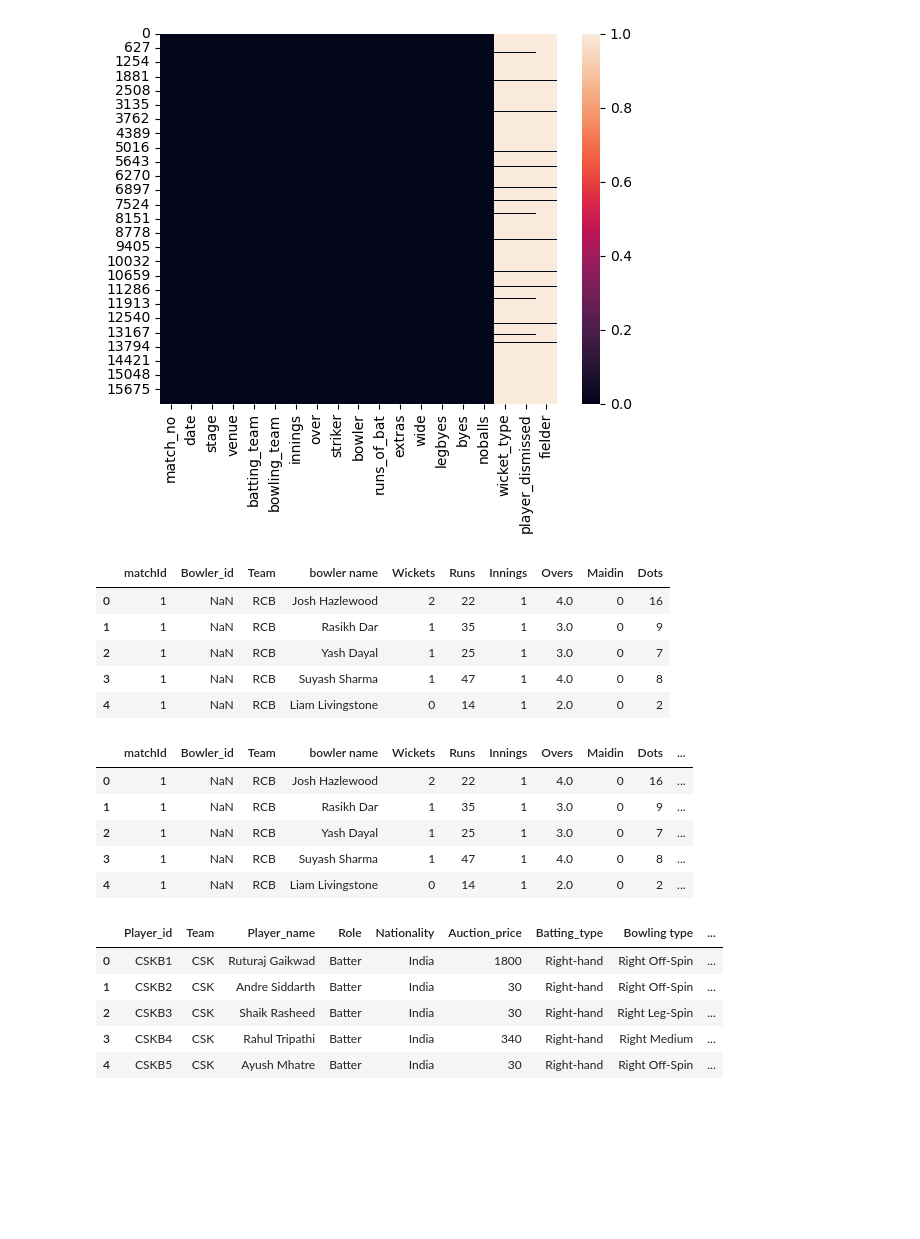
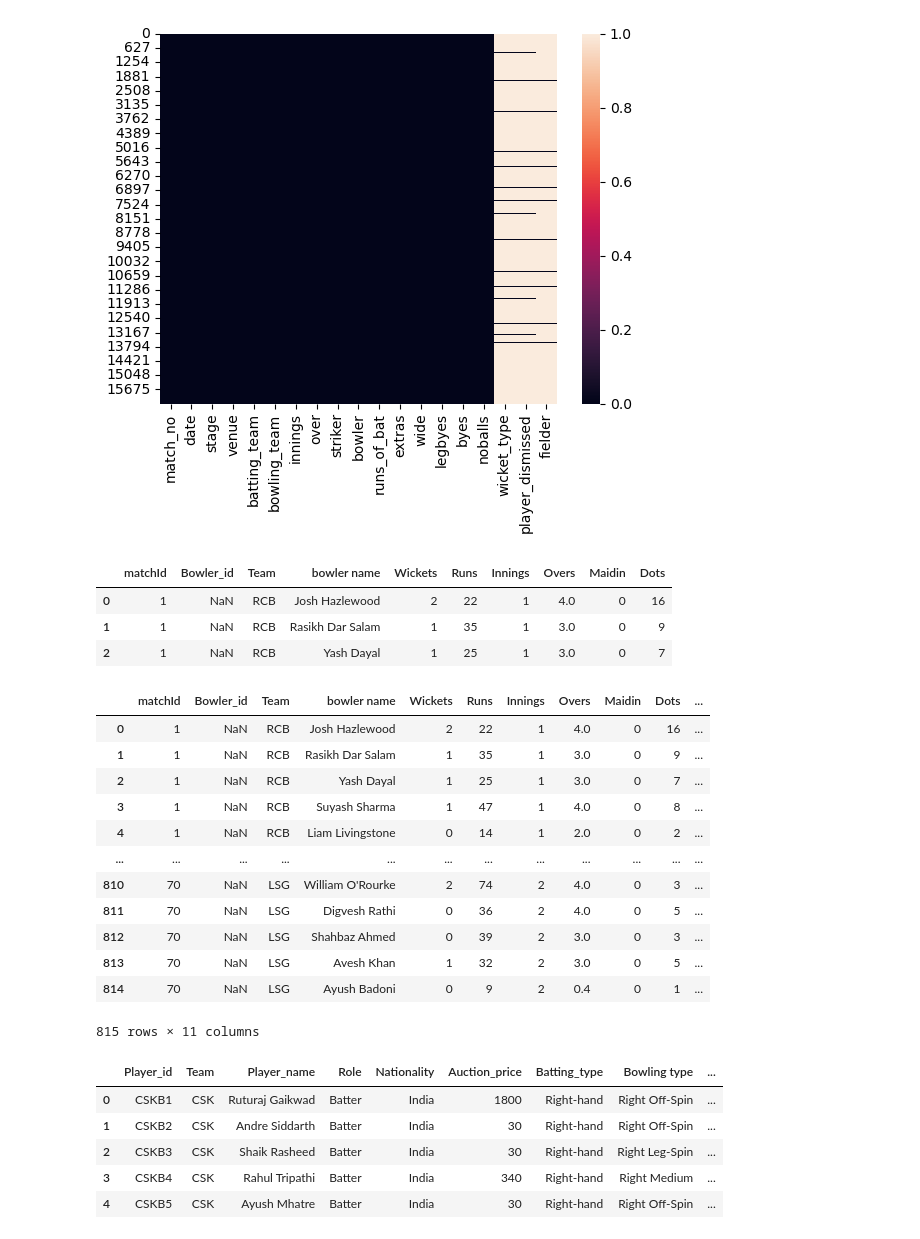
Before and after one commit to yogyasuri/IPL-Data, a Jupyter notebook: preprocessing.ipynb, the cells around one changed output. Cells and saved outputs as stored; diff of their text form; code cells hidden in the pictures; blank space fills up the shorter version.

```diff
--- a/preprocessing.ipynb
+++ b/preprocessing.ipynb
@@ -34,25 +45,30 @@ sns.heatmap(ball.isnull())
 # %%
 bowling = pd.read_excel("C:\\Users\\yogya\\Desktop\\IPL Data\\bowling scorecard.xlsx")
 # %%
-bowling.head()
+bowling.head(3)
 # %% [output]
 |  | matchId | Bowler_id | Team | bowler name | Wickets | Runs | Innings | Overs | Maidin | Dots |
 | 0 | 1 | NaN | RCB | Josh Hazlewood | 2 | 22 | 1 | 4.0 | 0 | 16 |
-| 1 | 1 | NaN | RCB | Rasikh Dar | 1 | 35 | 1 | 3.0 | 0 | 9 |
+| 1 | 1 | NaN | RCB | Rasikh Dar Salam | 1 | 35 | 1 | 3.0 | 0 | 9 |
 | 2 | 1 | NaN | RCB | Yash Dayal | 1 | 25 | 1 | 3.0 | 0 | 7 |
-| 3 | 1 | NaN | RCB | Suyash Sharma | 1 | 47 | 1 | 4.0 | 0 | 8 |
-| 4 | 1 | NaN | RCB | Liam Livingstone | 0 | 14 | 1 | 2.0 | 0 | 2 |
 # %%
 bowling['economy']= round(bowling['Runs']/bowling['Overs'],2)
 # %%
-bowling.head()
+bowling
 # %% [output]
 |  | matchId | Bowler_id | Team | bowler name | Wickets | Runs | Innings | Overs | Maidin | Dots | ... |
 | 0 | 1 | NaN | RCB | Josh Hazlewood | 2 | 22 | 1 | 4.0 | 0 | 16 | ... |
-| 1 | 1 | NaN | RCB | Rasikh Dar | 1 | 35 | 1 | 3.0 | 0 | 9 | ... |
+| 1 | 1 | NaN | RCB | Rasikh Dar Salam | 1 | 35 | 1 | 3.0 | 0 | 9 | ... |
 | 2 | 1 | NaN | RCB | Yash Dayal | 1 | 25 | 1 | 3.0 | 0 | 7 | ... |
 | 3 | 1 | NaN | RCB | Suyash Sharma | 1 | 47 | 1 | 4.0 | 0 | 8 | ... |
 | 4 | 1 | NaN | RCB | Liam Livingstone | 0 | 14 | 1 | 2.0 | 0 | 2 | ... |
+| ... | ... | ... | ... | ... | ... | ... | ... | ... | ... | ... | ... |
+| 810 | 70 | NaN | LSG | William O'Rourke | 2 | 74 | 2 | 4.0 | 0 | 3 | ... |
+| 811 | 70 | NaN | LSG | Digvesh Rathi | 0 | 36 | 2 | 4.0 | 0 | 5 | ... |
+| 812 | 70 | NaN | LSG | Shahbaz Ahmed | 0 | 39 | 2 | 3.0 | 0 | 3 | ... |
+| 813 | 70 | NaN | LSG | Avesh Khan | 1 | 32 | 2 | 3.0 | 0 | 5 | ... |
+| 814 | 70 | NaN | LSG | Ayush Badoni | 0 | 9 | 2 | 0.4 | 0 | 1 | ... |
+815 rows × 11 columns
 # %%
 player = pd.read_csv("C:\\Users\\yogya\\Desktop\\IPL Data\\Player Details.csv")
 # %%
```
Also changed, not shown: parts of 40 cells of this notebook, 20 other files.
